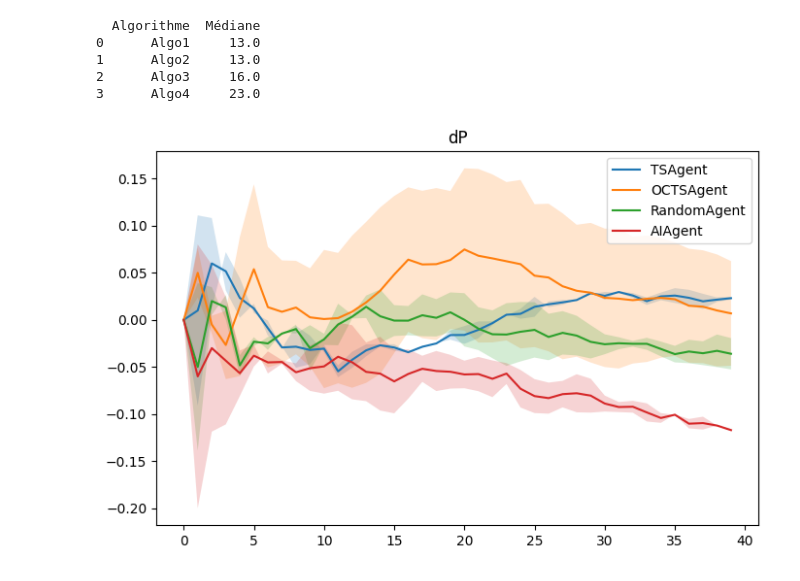
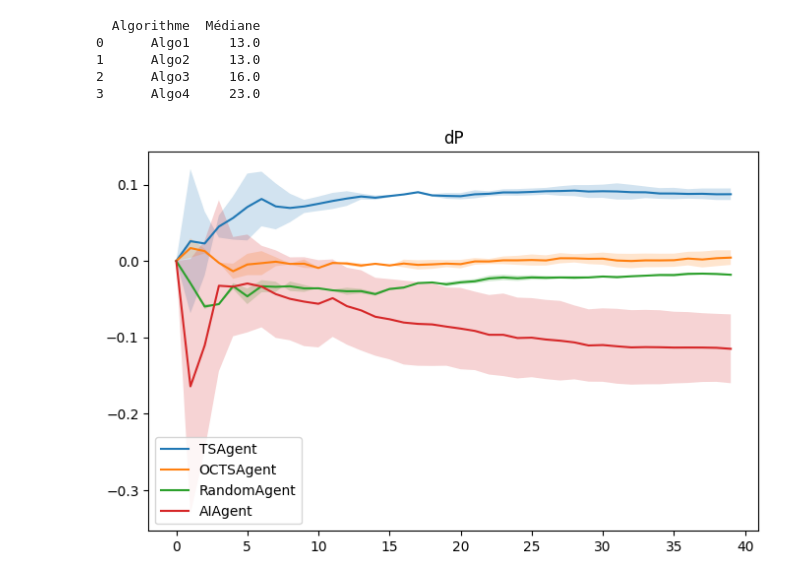
Before and after one commit to elichou/causal_simulations, a Jupyter notebook: CausalSimulationsNotebook.ipynb, the cells around one changed output. Drawn from its saved outputs; the diff is of its cells as text; code cells hidden in the pictures.

```diff
--- a/CausalSimulationsNotebook.ipynb
+++ b/CausalSimulationsNotebook.ipynb
@@ -3182,0 +3205,18 @@ plt.show()
+# %%
+combined_df = pd.concat([dfts[['P_win_play', 'Agent']],
+                         dfocts[['P_win_play', 'Agent']],
+                         dfag[['P_win_play', 'Agent']],
+                         dfai[['P_win_play', 'Agent']]])
+
+combined_df = combined_df.dropna(subset=['P_win_play'])
+# %%
+# Group the 'P_win_play' values by the 'group' column
+combined_df['Agent'] = combined_df['Agent'].astype(str)
+
+groups = combined_df.groupby('Agent')['P_win_play'].apply(list)
+
+# Perform Levene's test
+stat, p = levene(*groups)
+
+print('Levene’s test statistic:', stat)
+print('p-value:', p)
@@ -3407,7 +3488,7 @@ def plot_comparison_causal_estimates_obs(actions, env, params):
             list_pwnp = []
             list_play = []
 
-            for i in tqdm(range(100)):
+            for i in tqdm(range(1000)):
 
                 current_agent = agents[k](actions)
 
@@ -3418,17 +3499,17 @@ def plot_comparison_causal_estimates_obs(actions, env, params):
 
                 previous_action = current_agent.actions[np.random.randint(len(current_agent.actions))]
 
-                for t in range(20):
-                    if (str(current_agent).find("AIAgent") > 0 ):
-                        action = current_agent.choose_action(observation, previous_action)
-                        previous_action = action
-                    else:
-                        action = current_agent.choose_action(observation)
-                    observation, reward, done, info = current_env.step({})
-                    hist_rewards.append(reward)
-                    hist_actions.append(action)
+             #   for t in range(20):
+             #       if (str(current_agent).find("AIAgent") > 0 ):
+             #           action = current_agent.choose_action(observation, previous_action)
+             #           previous_action = action
+             #       else:
+             #           action = current_agent.choose_action(observation)
+             #       observation, reward, done, info = current_env.step({})
+             #       hist_rewards.append(reward)
+             #       hist_actions.append(action)
 
-                for t in range(20):
+                for t in range(40):
 
                     if (str(current_agent).find("AIAgent") > 0 ):
                         action = current_agent.choose_action(observation, previous_action)
@@ -3474,13 +3555,14 @@ def plot_comparison_causal_estimates_obs(actions, env, params):
             axs.legend()
 # %%
 #PARAMS = [0.2,0.8,0.3,0.7]
-PARAMS = [0.2, 0.8, 0.3, 0.7, 0.6, 0.9, 0.1]
+PARAMS = [0.2, 0.8, 0.4, 0.6, 0.6, 0.9, 0.1]
+#PARAMS = [0.9,0.1,0.9,0.1, 0.5, 0.5, 0.6]
 
 #ACTIONS = [("X",0),("X",1)]
 ACTIONS = [("X",0),("X",1), ("Z", 0), ("Z", 1)]
 
 #ENV = BernoulliCausalBandit
 ENV = BernoulliCausalBandit
 plot_comparison_causal_estimates_obs(ACTIONS, ENV, PARAMS)
 # %% [output]
-[figure, old version]
+[figure, new version]
```
Also changed, not shown: parts of 5 cells of this notebook, 3 other files.
